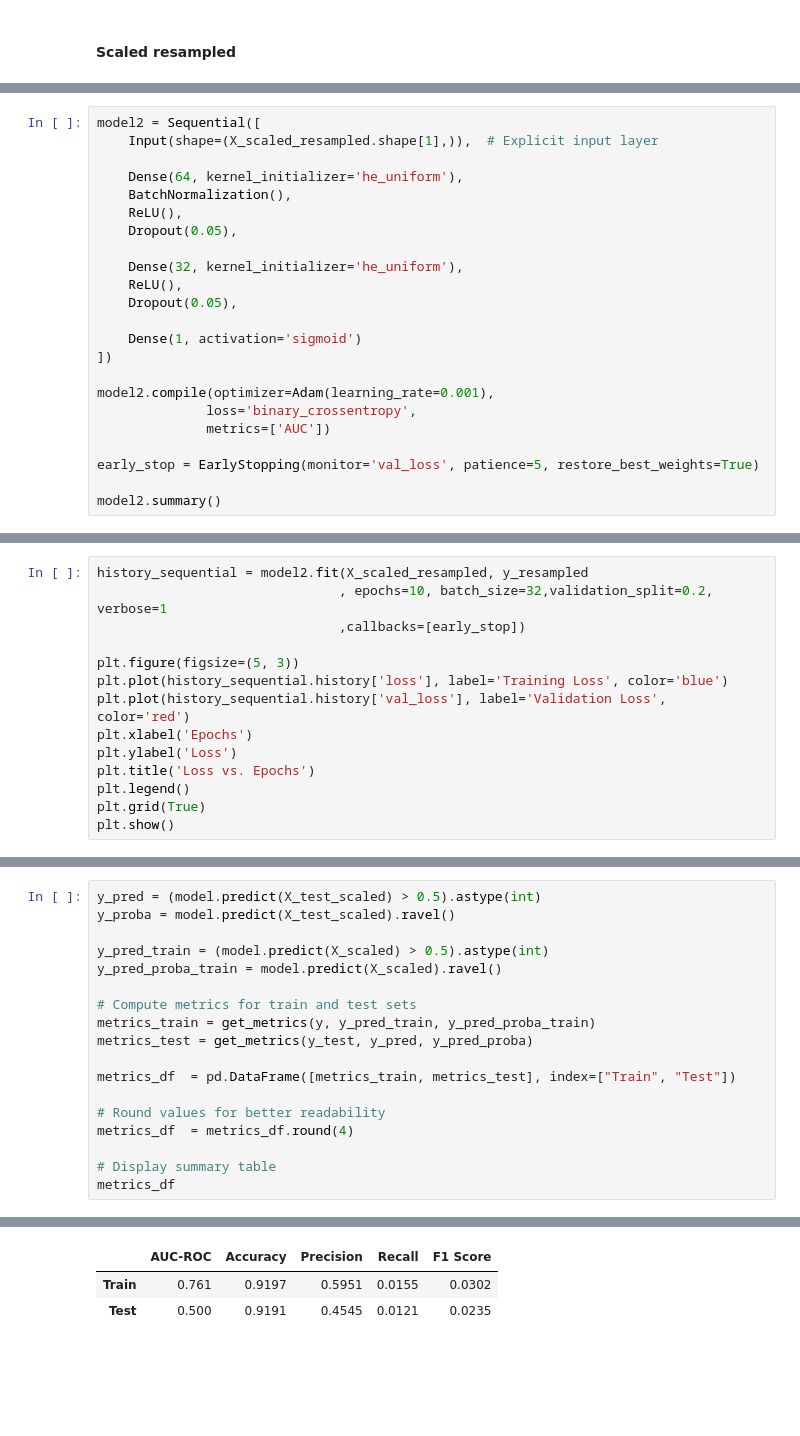
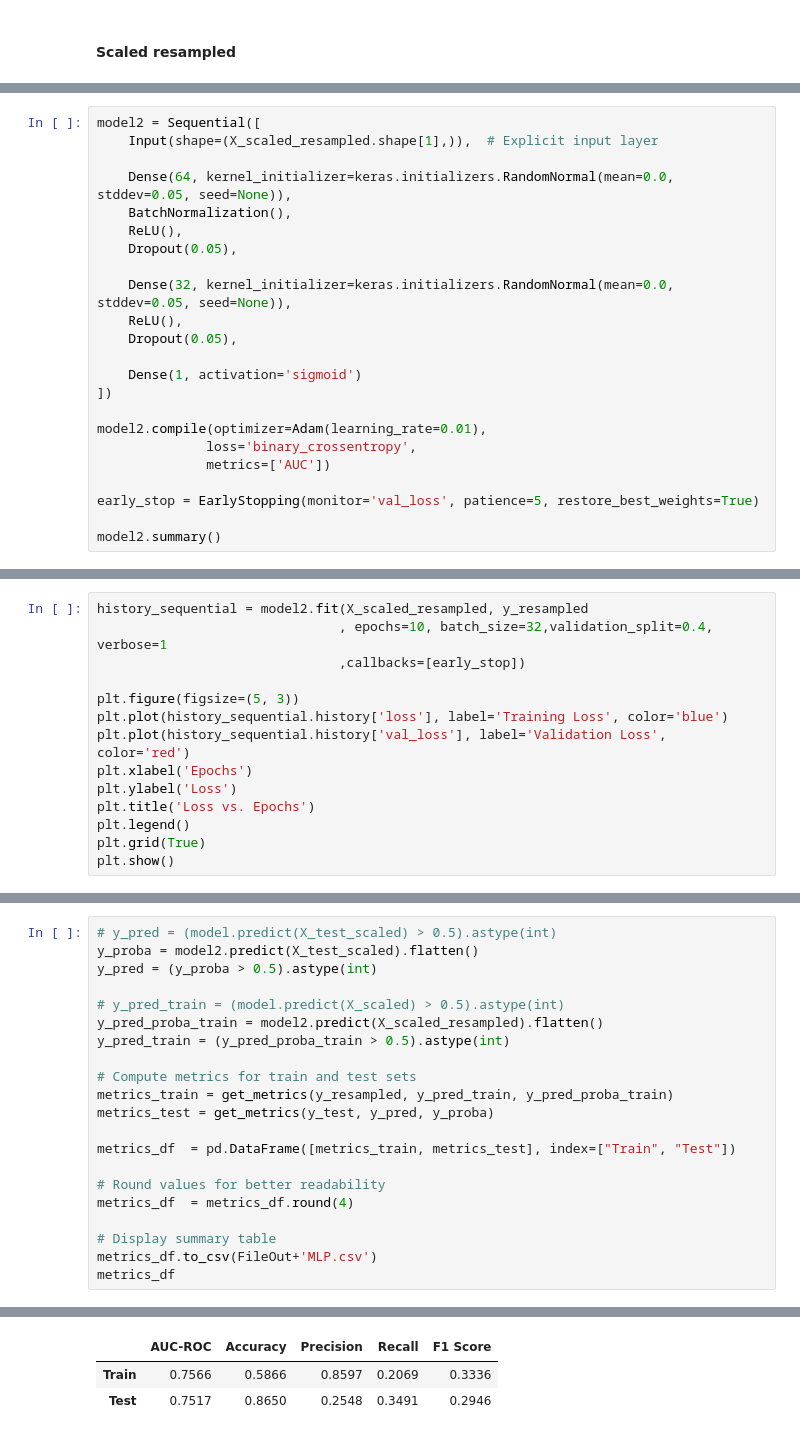
Before and after one commit to Spring-31/HC_default_risk, a Jupyter notebook: notebooks/NN.ipynb, the cells around one changed output, grey strips where cells are left out. Saved outputs shown, nothing was run; the diff lists cells and outputs as text; blank space fills up the shorter version.

```diff
--- a/notebooks/NN.ipynb
+++ b/notebooks/NN.ipynb
@@ -849,19 +877,19 @@ plt.show()
 model2 = Sequential([
     Input(shape=(X_scaled_resampled.shape[1],)),  # Explicit input layer
 
-    Dense(64, kernel_initializer='he_uniform'),
+    Dense(64, kernel_initializer=keras.initializers.RandomNormal(mean=0.0, stddev=0.05, seed=None)),
     BatchNormalization(),
     ReLU(),
     Dropout(0.05),
 
-    Dense(32, kernel_initializer='he_uniform'),
+    Dense(32, kernel_initializer=keras.initializers.RandomNormal(mean=0.0, stddev=0.05, seed=None)),
     ReLU(),
     Dropout(0.05),
 
     Dense(1, activation='sigmoid')
 ])
 
-model2.compile(optimizer=Adam(learning_rate=0.001),
+model2.compile(optimizer=Adam(learning_rate=0.01),
               loss='binary_crossentropy',
               metrics=['AUC'])
 
@@ -895,7 +923,7 @@ Model: "sequential_1"
  Non-trainable params: 128 (512.00 B)
 # %%
 history_sequential = model2.fit(X_scaled_resampled, y_resampled
-                               , epochs=10, batch_size=32,validation_split=0.2, verbose=1
+                               , epochs=10, batch_size=32,validation_split=0.4, verbose=1
                                ,callbacks=[early_stop])
 
 plt.figure(figsize=(5, 3))
@@ -932,13 +978,15 @@ Epoch 10/10
 # %%
-y_pred = (model.predict(X_test_scaled) > 0.5).astype(int)
-y_proba = model.predict(X_test_scaled).ravel()
+# y_pred = (model.predict(X_test_scaled) > 0.5).astype(int)
+y_proba = model2.predict(X_test_scaled).flatten()
+y_pred = (y_proba > 0.5).astype(int)
 
-y_pred_train = (model.predict(X_scaled) > 0.5).astype(int)
-y_pred_proba_train = model.predict(X_scaled).ravel()
+# y_pred_train = (model.predict(X_scaled) > 0.5).astype(int)
+y_pred_proba_train = model2.predict(X_scaled_resampled).flatten()
+y_pred_train = (y_pred_proba_train > 0.5).astype(int)
 
 # Compute metrics for train and test sets
-metrics_train = get_metrics(y, y_pred_train, y_pred_proba_train)
-metrics_test = get_metrics(y_test, y_pred, y_pred_proba)
+metrics_train = get_metrics(y_resampled, y_pred_train, y_pred_proba_train)
+metrics_test = get_metrics(y_test, y_pred, y_proba)
 
 metrics_df  = pd.DataFrame([metrics_train, metrics_test], index=["Train", "Test"])
 
@@ -946,5 +994,6 @@ metrics_df  = pd.DataFrame([metrics_train, metrics_test], index=["Train", "Test"
 metrics_df  = metrics_df.round(4)
 
 # Display summary table
+metrics_df.to_csv(FileOut+'MLP.csv')
 metrics_df
 # %% [output]
@@ -955,3 +1002,3 @@ metrics_df
 |  | AUC-ROC | Accuracy | Precision | Recall | F1 Score |
-| Train | 0.761 | 0.9197 | 0.5951 | 0.0155 | 0.0302 |
-| Test | 0.500 | 0.9191 | 0.4545 | 0.0121 | 0.0235 |
+| Train | 0.7566 | 0.5866 | 0.8597 | 0.2069 | 0.3336 |
+| Test | 0.7517 | 0.8650 | 0.2548 | 0.3491 | 0.2946 |
```
Also changed, not shown: parts of 8 cells of this notebook, 3 other files.
